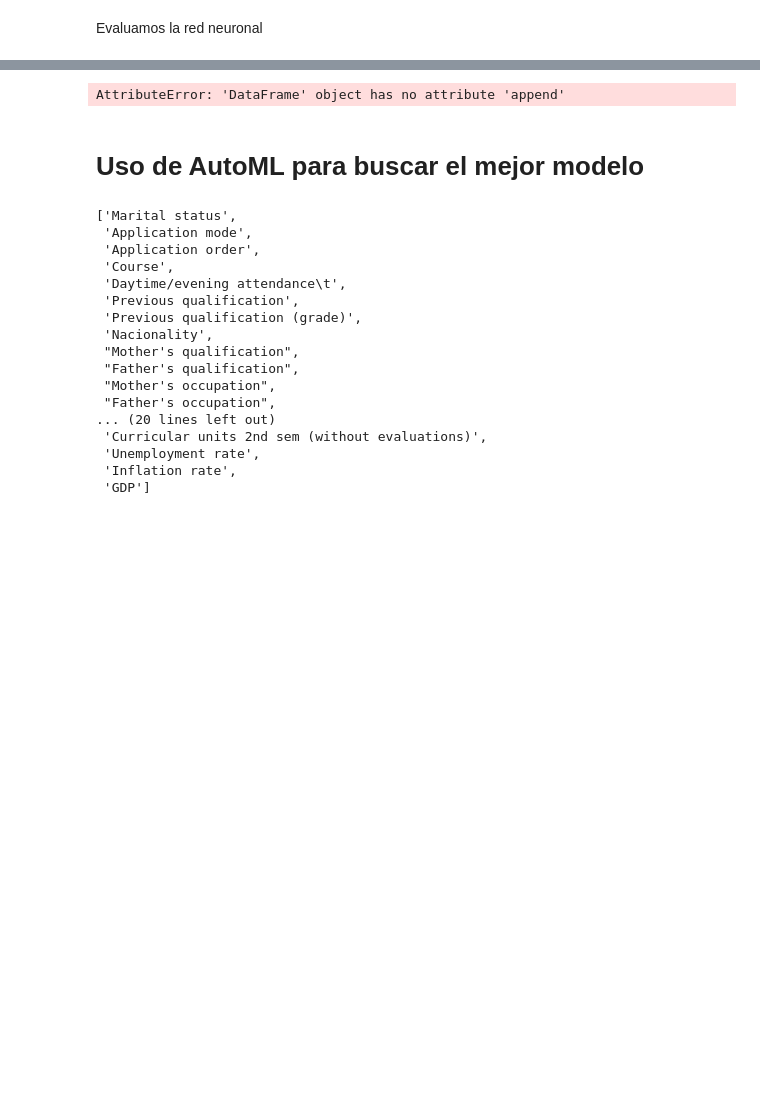
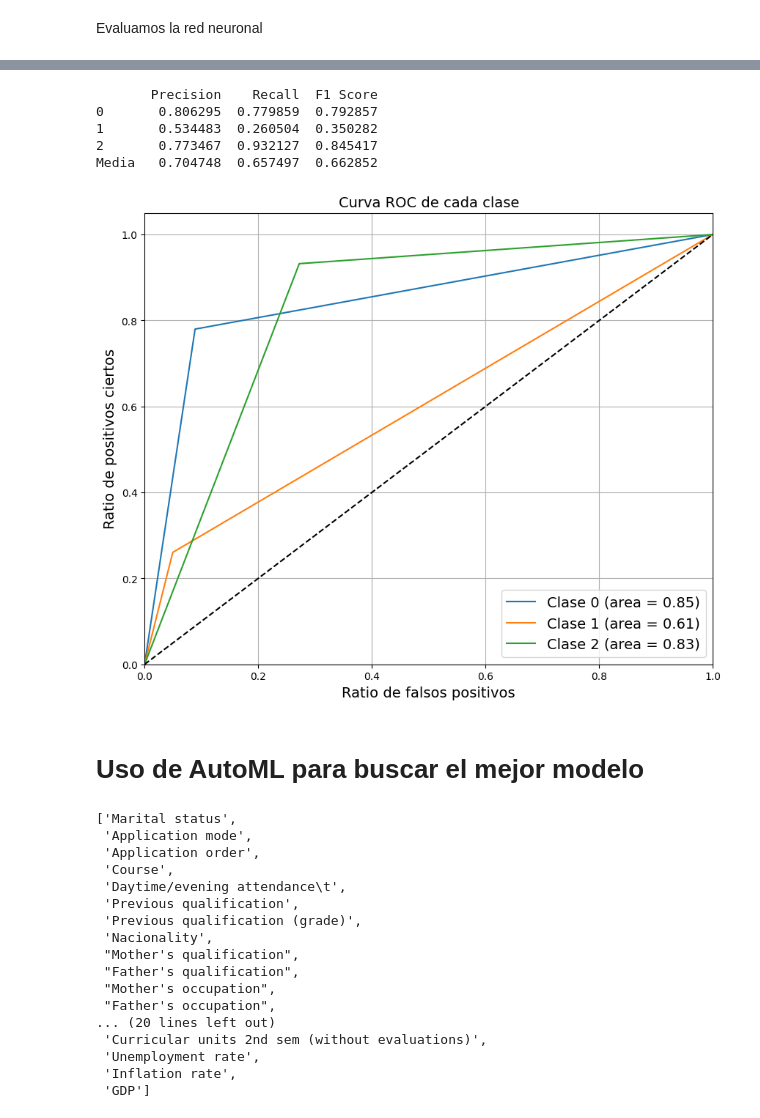
Before and after one commit to Knitrot/Sue-o, a Jupyter notebook: sueño.ipynb, the cells around one changed output, grey strips where cells are left out. Saved outputs shown, nothing was run; the diff lists cells and outputs as text; code cells hidden in the pictures; blank space fills up the shorter version.

```diff
--- a/sueño.ipynb
+++ b/sueño.ipynb
@@ -975,37 +975,42 @@ f1 = f1_score(Y_test, res, average=None)
 #mostramos las tres métricas: precisión recall y f1 score
 metrics_df = pd.DataFrame({'Precision': precision, 'Recall': recall, 'F1 Score': f1}, index=np.unique(Y_test))
 metrics_mean = metrics_df.mean().rename('Media')
-metrics_df = metrics_df.append(metrics_mean)
+metrics_df = pd.concat([metrics_df, metrics_mean.to_frame().T])
 print(metrics_df)
 
 # binario para ROC/AUC
 n_clases = len(np.unique(Y_test))
 Y_test_bin = label_binarize(Y_test, classes=np.unique(Y_test))
 res_bin = label_binarize(res, classes=np.unique(Y_test))
 
 # Cálculo de la curva ROC y su área en cada claes
 fpr = dict()
 tpr = dict()
 roc_auc = dict()
 for i in range(n_clases):
     fpr[i], tpr[i], _ = roc_curve(Y_test_bin[:, i], res_bin[:, i])
     roc_auc[i] = auc(fpr[i], tpr[i])
 
 # Dibujamos la curva Roc de cada clase
 plt.figure(figsize=(10, 8))
 for i in range(n_clases):
     plt.plot(fpr[i], tpr[i], label=f'Clase {i} (area = {roc_auc[i]:.2f})')
 plt.plot([0, 1], [0, 1], 'k--')
 plt.xlim([0.0, 1.0])
 plt.ylim([0.0, 1.05])
 plt.xlabel('Ratio de falsos positivos')
 plt.ylabel('Ratio de positivos ciertos')
 plt.title('Curva ROC de cada clase')
 plt.legend(loc="lower right")
 plt.grid()
 plt.show()
 # %% [output]
-AttributeError: 'DataFrame' object has no attribute 'append'
+       Precision    Recall  F1 Score
+0       0.806295  0.779859  0.792857
+1       0.534483  0.260504  0.350282
+2       0.773467  0.932127  0.845417
+Media   0.704748  0.657497  0.662852
+[figure, added]
 # %% [markdown]
 # Uso de AutoML para buscar el mejor modelo
 # %%
```
Also changed, not shown: parts of 10 cells of this notebook.
